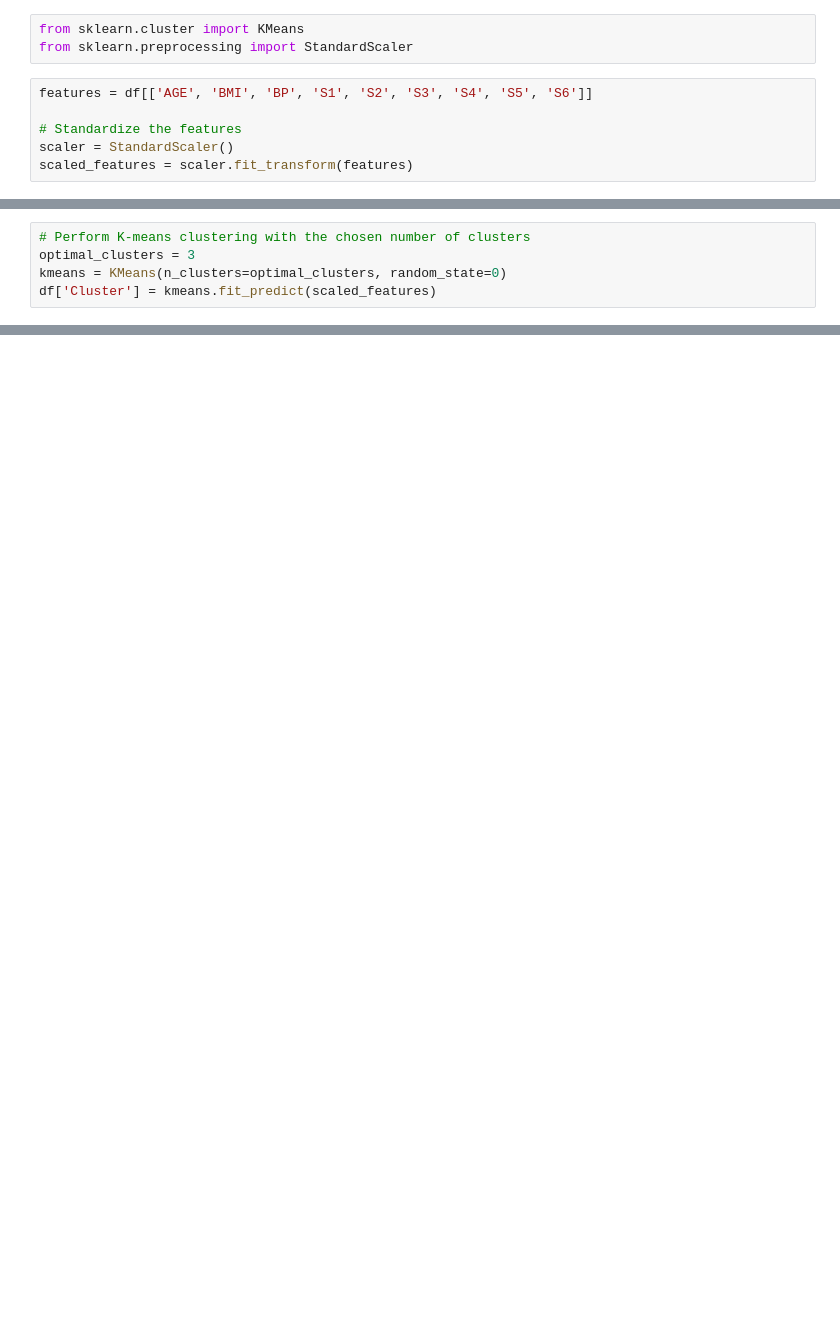
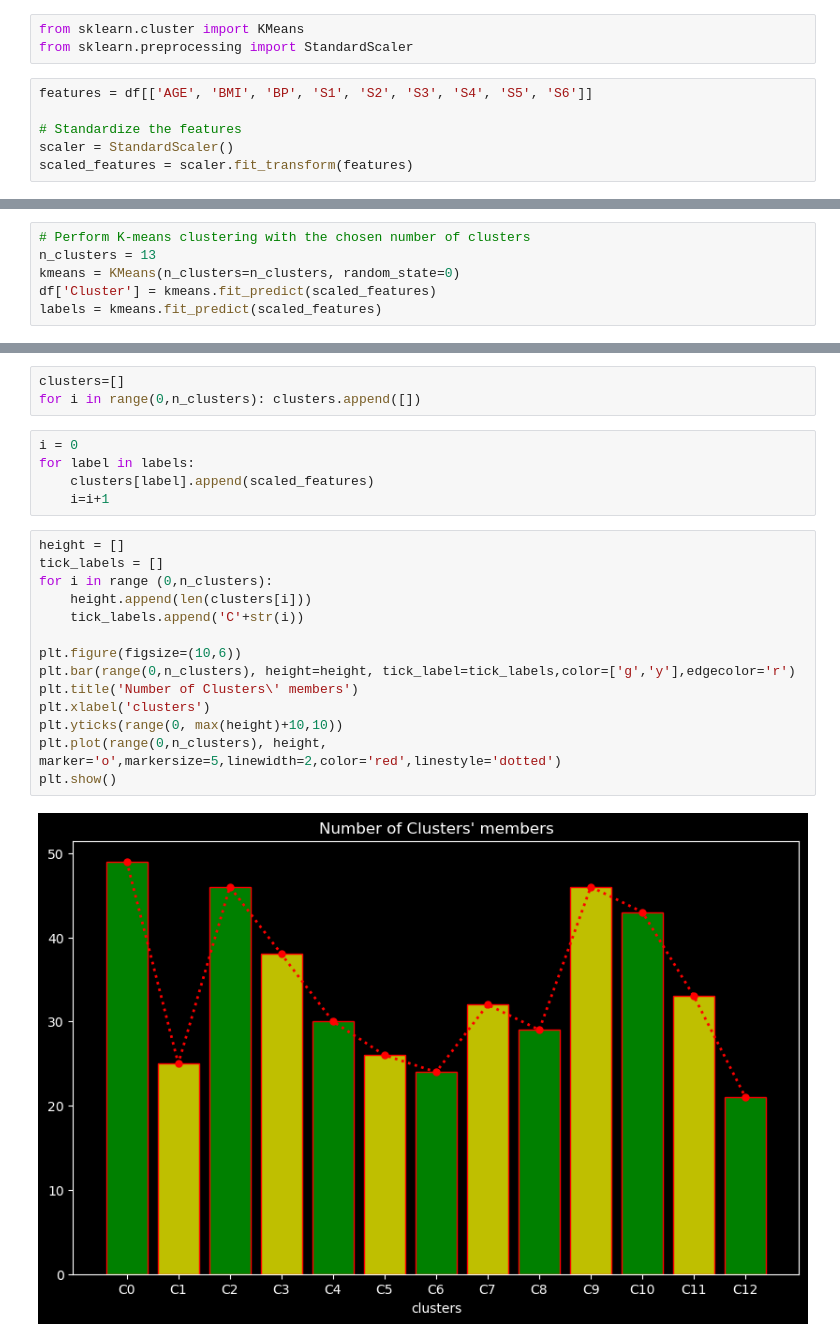
Before and after one commit to alfredwisana/DPV, a Jupyter notebook: Practical 1/assignment1.ipynb, the cells around one changed output, grey strips where cells are left out. Saved outputs shown, nothing was run; the diff lists cells and outputs as text; blank space fills up the shorter version.

```diff
--- a/Practical 1/assignment1.ipynb
+++ b/Practical 1/assignment1.ipynb
@@ -158,8 +187,9 @@ plt.show()
 # %%
 # Perform K-means clustering with the chosen number of clusters
-optimal_clusters = 3
-kmeans = KMeans(n_clusters=optimal_clusters, random_state=0)
+n_clusters = 13
+kmeans = KMeans(n_clusters=n_clusters, random_state=0)
 df['Cluster'] = kmeans.fit_predict(scaled_features)
+labels = kmeans.fit_predict(scaled_features)
 # %%
 # Group by clusters and calculate the mean of each feature
 cluster_analysis = df.groupby('Cluster')
@@ -179 +219,25 @@ Cluster
 Name: count, dtype: int64
+# %%
+clusters=[]
+for i in range(0,n_clusters): clusters.append([])
+# %%
+i = 0
+for label in labels:
+    clusters[label].append(scaled_features)
+    i=i+1
+# %%
+height = []
+tick_labels = []
+for i in range (0,n_clusters):
+    height.append(len(clusters[i]))
+    tick_labels.append('C'+str(i))
+
+plt.figure(figsize=(10,6))
+plt.bar(range(0,n_clusters), height=height, tick_label=tick_labels,color=['g','y'],edgecolor='r')
+plt.title('Number of Clusters\' members')
+plt.xlabel('clusters')
+plt.yticks(range(0, max(height)+10,10))
+plt.plot(range(0,n_clusters), height, marker='o',markersize=5,linewidth=2,color='red',linestyle='dotted')
+plt.show()
+# %% [output]
+[figure, added]
```
Also changed, not shown: parts of 23 cells of this notebook, 6 other files.
